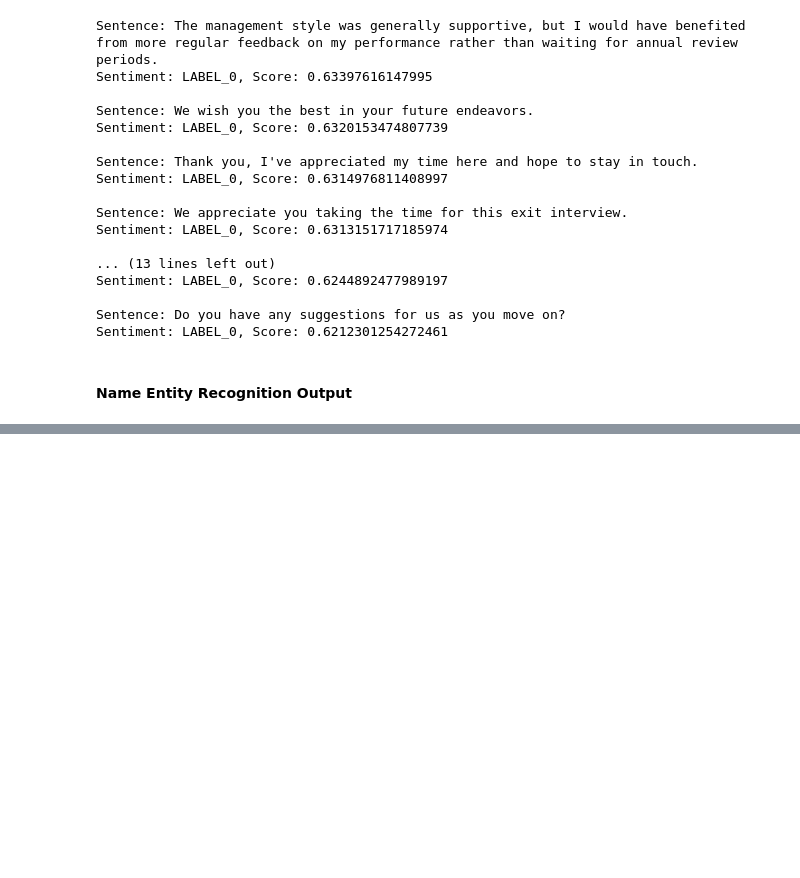
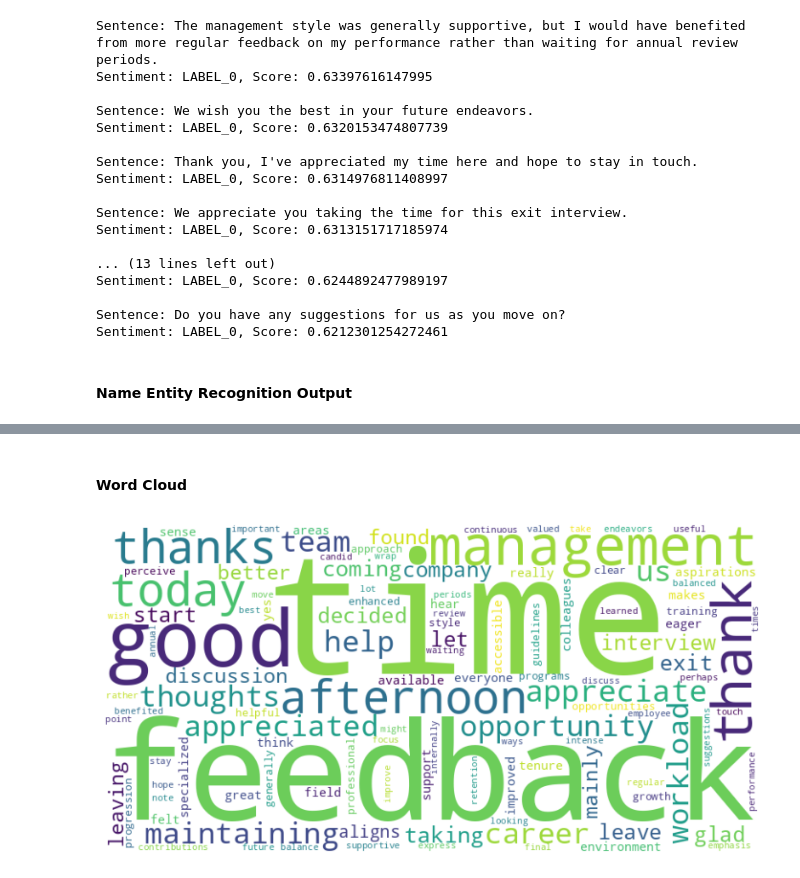
Before and after one commit to Hooobot/RetentionInsightEngine, a Jupyter notebook: Report_Summarization.ipynb, the cells around one changed output, grey strips where cells are left out. Saved outputs shown, nothing was run; the diff lists cells and outputs as text; code cells hidden in the pictures; blank space fills up the shorter version.

Commit message:
Word Cloud implementation and visualization

```diff
--- a/Report_Summarization.ipynb
+++ b/Report_Summarization.ipynb
@@ -181 +187,27 @@ def extract_entities(text, keywords=None):
+# %%
+def generate_word_cloud(text):
+    # Tokenize the text into words
+    words = word_tokenize(text.lower())
+
+    # Load stop words
+    stop_words = set(stopwords.words('english'))
+
+    # Additional common but irrelevant words could be filtered out
+    additional_stopwords = {'may', 'also', 'many', 'must', 'can', 'much', 'every', 'would', 'could'}
+    stop_words.update(additional_stopwords)
+
+    # Filter out stopwords
+    filtered_words = [word for word in words if word not in stop_words and word.isalnum()]
+
+    # Frequency distribution of words
+    freq_dist = nltk.FreqDist(filtered_words)
+
+    # Create word cloud
+    wordcloud = WordCloud(width=800, height=400, background_color ='white').generate_from_frequencies(freq_dist)
+
+    # Display the WordCloud
+    plt.figure(figsize=(10, 5))
+    plt.imshow(wordcloud, interpolation='bilinear')
+    plt.axis('off')
+    plt.show()
 # %% [markdown]
@@ -234,2 +275,8 @@ Some weights of the model checkpoint at dbmdz/bert-large-cased-finetuned-conll03
 Sentence: There were times when the workload was intense, and it might help with employee retention if there was more emphasis on maintaining balance.
 Entities: employee, retention
+# %% [markdown]
+#### Word Cloud
+# %%
+generate_word_cloud(sample_text)
+# %% [output]
+[figure, added]
```
Also changed, not shown: parts of 5 cells of this notebook.
